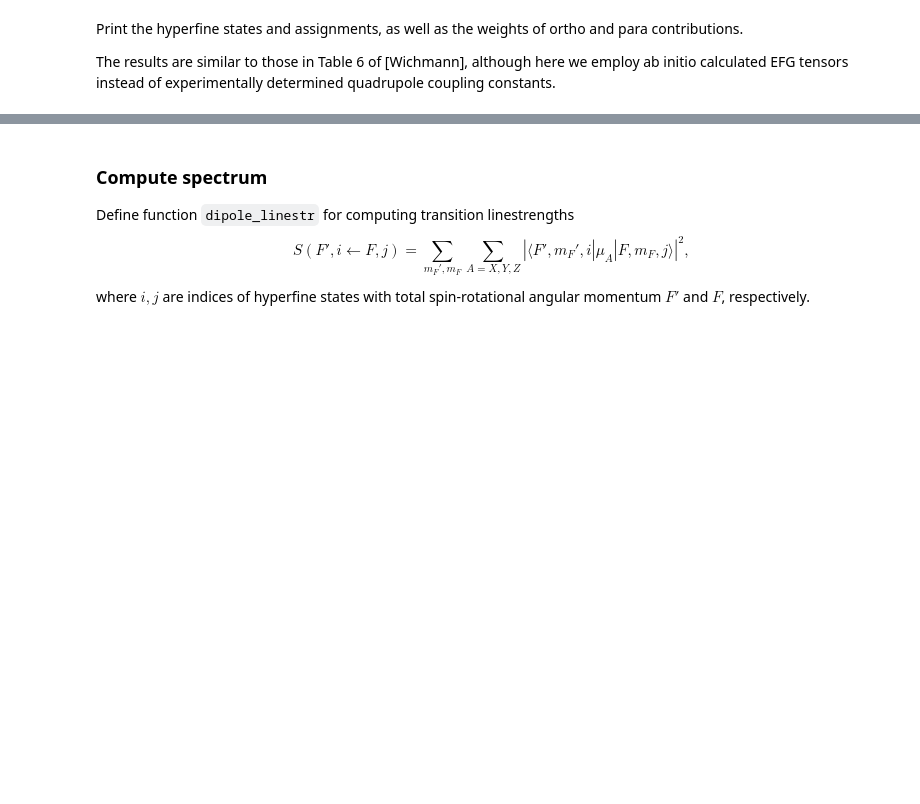
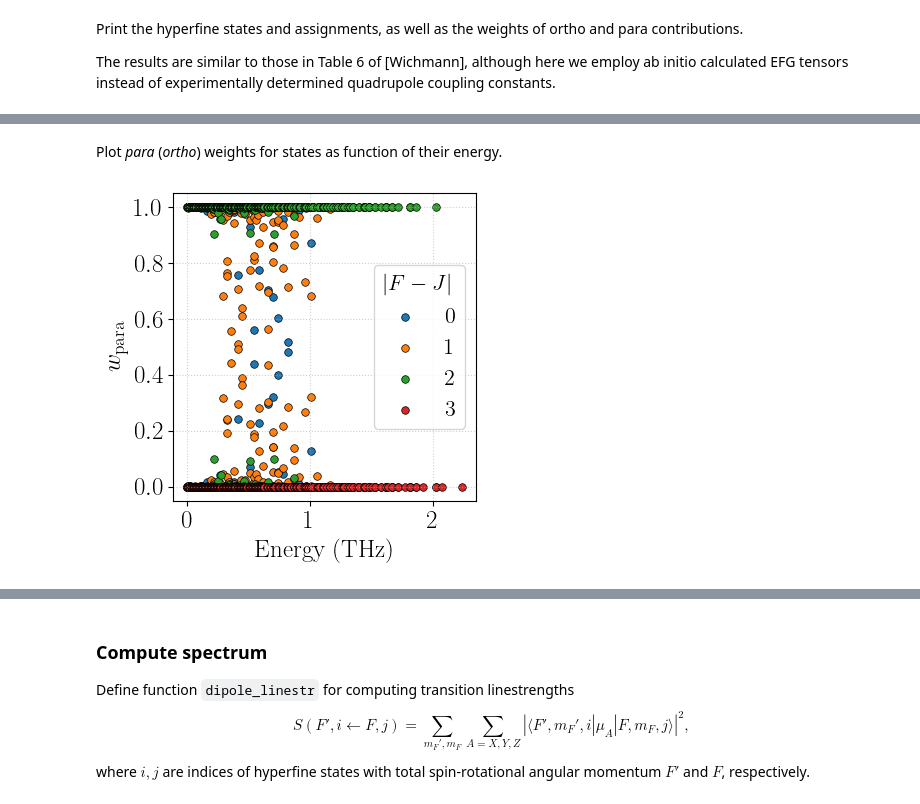
Before and after one commit to robochimps/richmol, a Jupyter notebook: examples/spin_mixing_isotope/s2cl2_ortho_para_transitions.ipynb, the cells around one changed output, grey strips where cells are left out. Cells and saved outputs as stored; diff of their text form; code cells hidden in the pictures; blank space fills up the shorter version.

```diff
--- a/examples/spin_mixing_isotope/s2cl2_ortho_para_transitions.ipynb
+++ b/examples/spin_mixing_isotope/s2cl2_ortho_para_transitions.ipynb
@@ -93,7 +128,7 @@ inp = (
     "d1/kHz",        0.144,
 )
 
-jmax = 10
+jmax = 20
 states = RotStates.watson(
     jmax,
     inp,
@@ -101,6 +136,10 @@ states = RotStates.watson(
     rotations=[R0(), RalphaPi(0)],
     irreps={"A": [1, 1], "B": [1, -1]},
 )
+
+dip_lab = CartTensor(states, dip_mol)
+efg_lab_cl1 = CartTensor(states, efg_mol_cl1)
+efg_lab_cl2 = CartTensor(states, efg_mol_cl2)
 # %% [output]
 Compute rotational solutions using Watson's effective Hamiltonian approach
 Input rotational constants (MHz):
@@ -383,0 +395,39 @@ For comparison, here is an extract of Table 6 from [Wichmann].
+# %% [markdown]
+Plot *para* (*ortho*) weights for states as function of their energy.
+# %%
+e_j = {}
+for j, k, tau, spin, f, sym, e, p_c, o_c, ind in enr:
+    try:
+        e_j[abs(f - j)].append((e, p_c))
+    except KeyError:
+        e_j[abs(f - j)] = [(e, p_c)]
+
+fig = plt.figure(figsize=(4, 4), dpi=100)
+
+colors = {0.0: "tab:blue", 1.0: "tab:orange", 2.0: "tab:green", 3.0: "tab:red"}
+
+for key in sorted(list(e_j.keys())):
+    e, p = np.array(e_j[key]).T
+    plt.scatter(
+        e / 1e6 if hyper_states.enr_units == "mhz" else e,
+        p,
+        marker="o",
+        label=f"{int(key)}",
+        s=30,
+        facecolors=colors[key],
+        edgecolors="black",
+        linewidth=0.5,
+    )
+
+plt.grid(True, linestyle=":", alpha=0.6)
+plt.tick_params(axis="both", labelsize=18)
+if hyper_states.enr_units == "mhz":
+    plt.xlabel("Energy (THz)", fontsize=18)
+else:
+    plt.xlabel("Energy (cm$^{-1}$)", fontsize=18)
+plt.ylabel("$w_{\\rm para}$", fontsize=18)
+plt.legend(fontsize=16, title_fontsize=16, loc="center right", title="$|F-J|$")
+plt.tight_layout()
+plt.savefig(f"s2cl2_op_diagram.pdf", format="pdf", bbox_inches="tight")
+# %% [output]
+[figure, added]
```
Also changed, not shown: parts of 30 cells of this notebook, 50 other files.
